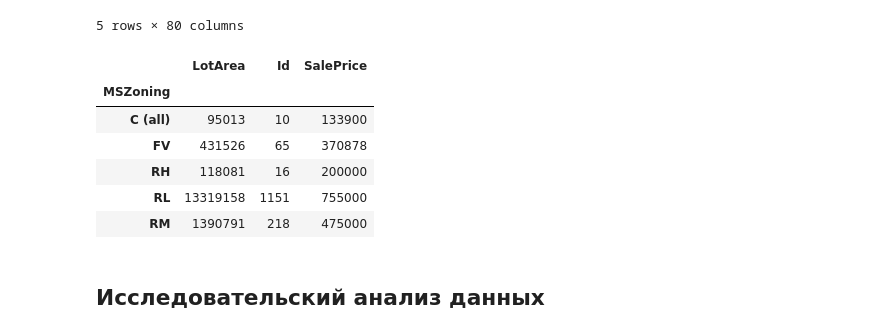
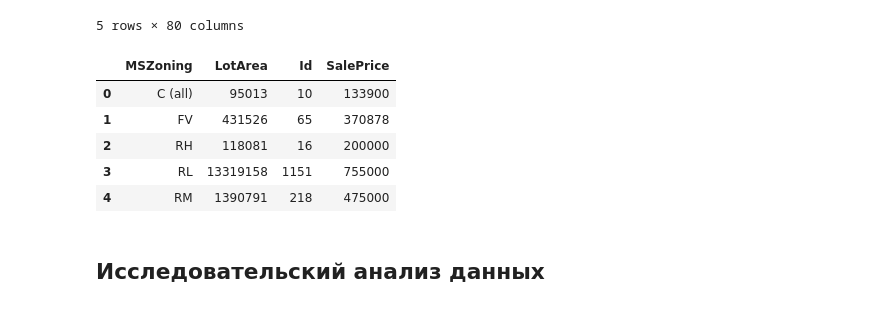
Before and after one commit to alexander-mirea/ML2025, a Jupyter notebook: Практика 2/Практика_2.ipynb, the cells around one changed output. Cells and saved outputs as stored; diff of their text form; code cells hidden in the pictures.

```diff
--- a/Практика 2/Практика_2.ipynb
+++ b/Практика 2/Практика_2.ipynb
@@ -160,17 +179,16 @@ df.groupby('MSZoning').count() # группировка
 # %%
 df.groupby(["MSZoning"]).agg({
   "LotArea": "sum",
   "Id": "count",
   "SalePrice": "max"
-})#.reset_index()
+}).reset_index()
 # %% [output]
-|  | LotArea | Id | SalePrice |
-| MSZoning |  |  |  |
-| C (all) | 95013 | 10 | 133900 |
-| FV | 431526 | 65 | 370878 |
-| RH | 118081 | 16 | 200000 |
-| RL | 13319158 | 1151 | 755000 |
-| RM | 1390791 | 218 | 475000 |
+|  | MSZoning | LotArea | Id | SalePrice |
+| 0 | C (all) | 95013 | 10 | 133900 |
+| 1 | FV | 431526 | 65 | 370878 |
+| 2 | RH | 118081 | 16 | 200000 |
+| 3 | RL | 13319158 | 1151 | 755000 |
+| 4 | RM | 1390791 | 218 | 475000 |
 # %% [markdown]
 ## Исследовательский анализ данных
 # %%
```
Also changed, not shown: parts of 27 cells of this notebook, 1 other file.
